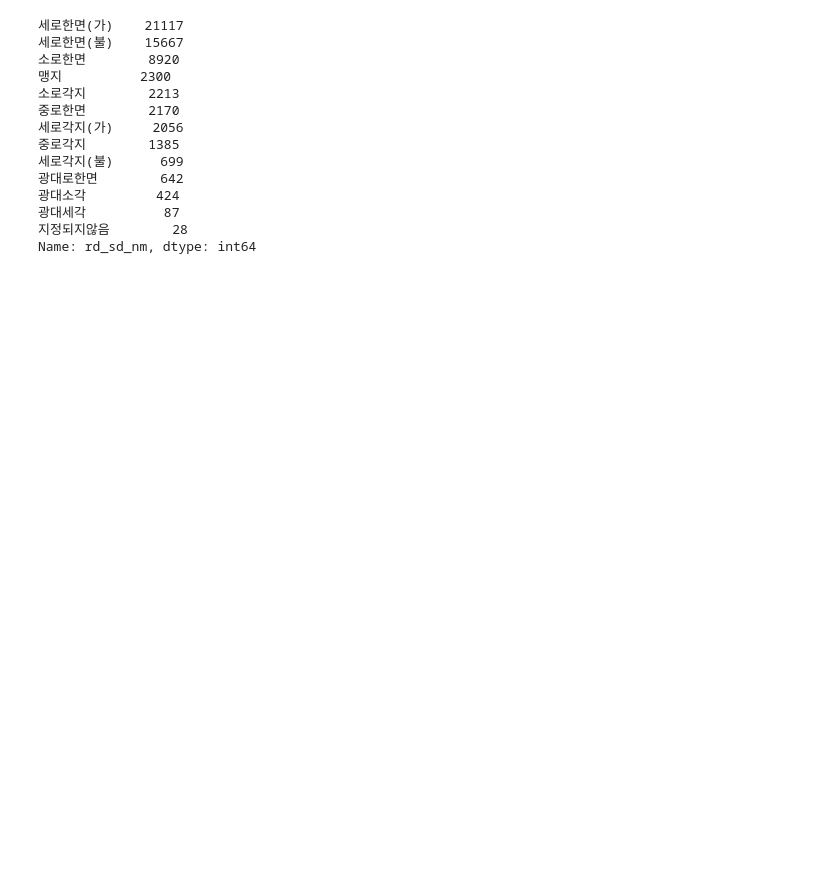
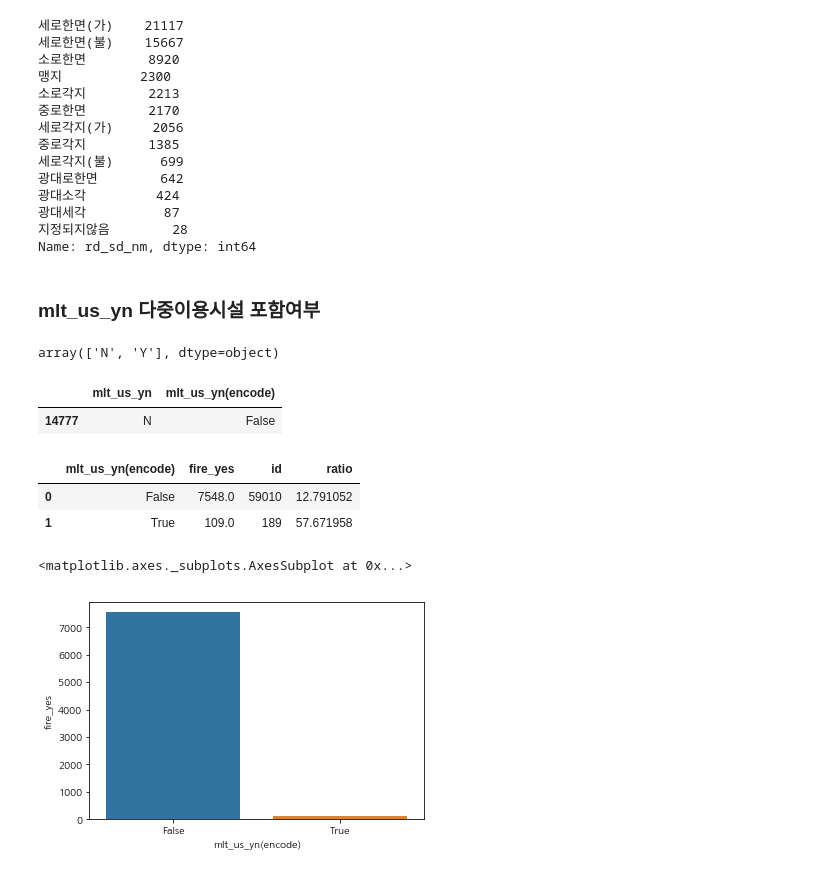
Before and after one commit to hanseul-wang/fire-prediction-model-Kimhae, a Jupyter notebook: Fire/Data_analysis/fire_eda-minju.ipynb, the cells around one changed output. Cells and saved outputs as stored; diff of their text form; code cells hidden in the pictures; blank space fills up the shorter version.

```diff
--- a/Fire/Data_analysis/fire_eda-minju.ipynb
+++ b/Fire/Data_analysis/fire_eda-minju.ipynb
@@ -789,0 +741,4 @@ train[train['emd_nm'] == '경상남도 통영시 용남면'][['dt_of_fr', 'hm_cn
+# %%
+df = df.merge(train[['id', 'hm_cnt']], on='id')
+
+df.sample()
@@ -789,0 +751,4 @@ train[train['emd_nm'] == '경상남도 통영시 용남면'][['dt_of_fr', 'hm_cn
+# %%
+df['address'] = df['시군구'] + ' ' + df['구시동면읍']
+
+df[['시군구', '구시동면읍', 'address']].sample()
@@ -846,3 +957,32 @@ train['rd_sd_nm'].value_counts()
 광대세각          87
 지정되지않음        28
 Name: rd_sd_nm, dtype: int64
+# %% [markdown]
+### mlt_us_yn 다중이용시설 포함여부
+# %%
+df['mlt_us_yn'].unique()
+# %% [output]
+array(['N', 'Y'], dtype=object)
+# %%
+df['mlt_us_yn(encode)'] = df['mlt_us_yn'] == 'Y'
+
+df[['mlt_us_yn', 'mlt_us_yn(encode)']].sample()
+# %% [output]
+|  | mlt_us_yn | mlt_us_yn(encode) |
+| 14777 | N | False |
+# %%
+data_fire = pd.DataFrame(df.groupby('mlt_us_yn(encode)')['fire_yes'].sum()).reset_index()
+data_all = pd.DataFrame(df.groupby('mlt_us_yn(encode)')['id'].count()).reset_index()
+data = data_fire.merge(data_all, on='mlt_us_yn(encode)')
+data['ratio'] = data['fire_yes'] * 100 / data['id']
+data
+# %% [output]
+|  | mlt_us_yn(encode) | fire_yes | id | ratio |
+| 0 | False | 7548.0 | 59010 | 12.791052 |
+| 1 | True | 109.0 | 189 | 57.671958 |
+# %%
+# 다중이용시설 포함여부별 화재발생 건수
+sns.barplot(x='mlt_us_yn(encode)', y='fire_yes', data=data)
+# %% [output]
+<matplotlib.axes._subplots.AxesSubplot at 0x...>
+[figure, added]
```
Also changed, not shown: parts of 55 cells of this notebook.
